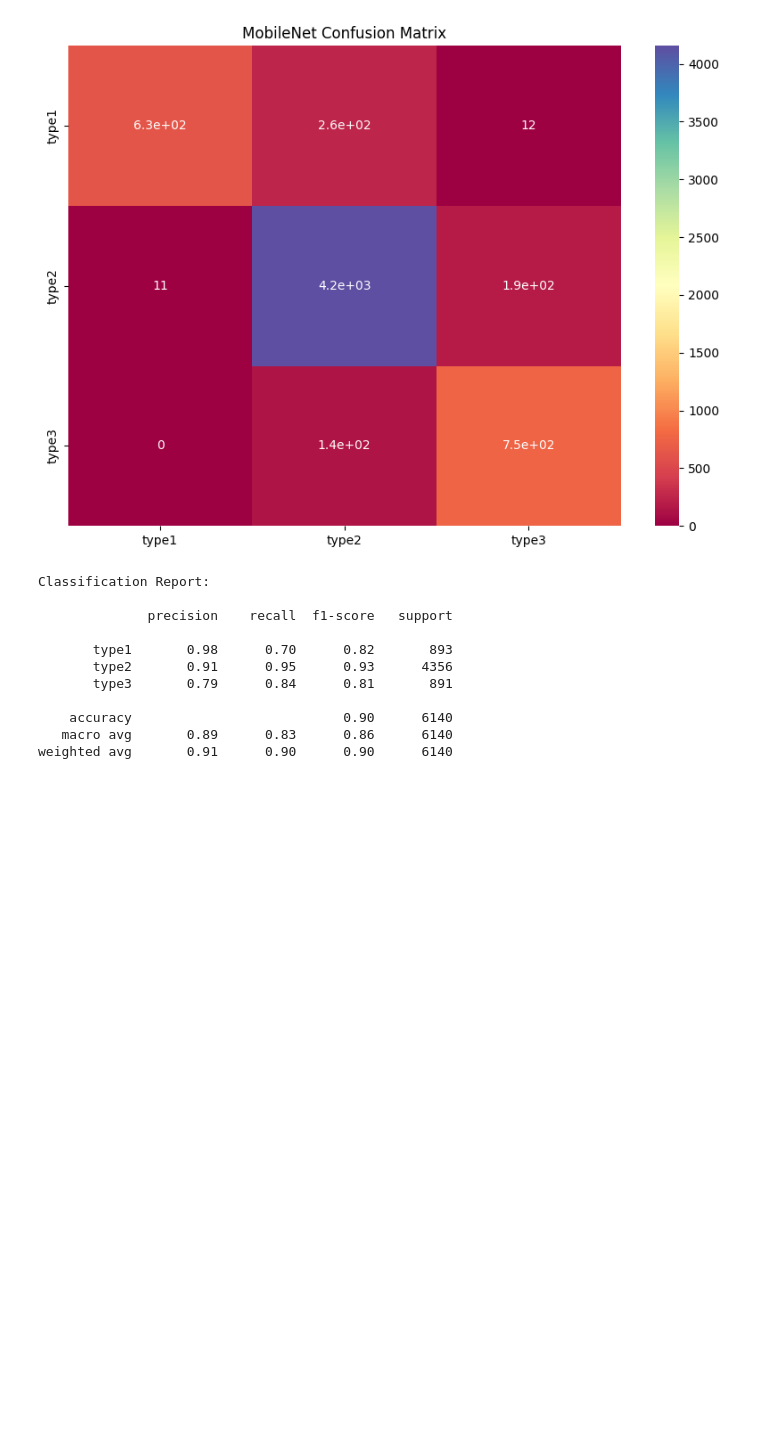
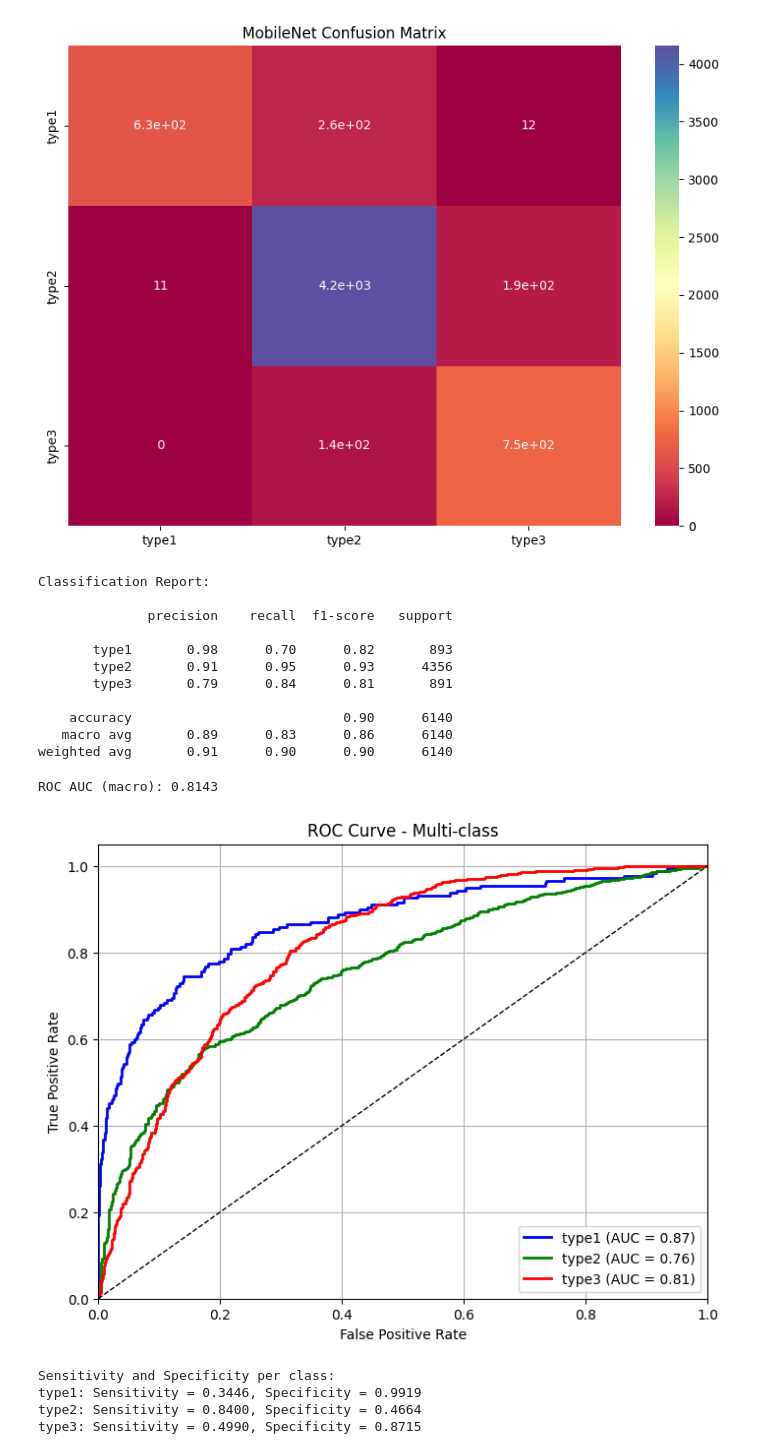
Before and after one commit to DejusDevspace/cervical-cancer-classification, a Jupyter notebook: mobilenet.ipynb, the cells around one changed output. Drawn from its saved outputs; the diff is of its cells as text; code cells hidden in the pictures; blank space fills up the shorter version.

```diff
--- a/mobilenet.ipynb
+++ b/mobilenet.ipynb
@@ -441,0 +467,66 @@ weighted avg       0.91      0.90      0.90      6140
+# %%
+# ROC AUC (macro average)
+roc_auc_macro = roc_auc_score(y_true, y_pred_probs, average='macro', multi_class='ovr')
+print(f"\nROC AUC (macro): {roc_auc_macro:.4f}")
+
+# Plot ROC curve for each class
+fpr = {}
+tpr = {}
+roc_auc = {}
+
+for i in range(n_classes):
+    fpr[i], tpr[i], _ = roc_curve(y_true[:, i], y_pred_probs[:, i])
+    roc_auc[i] = auc(fpr[i], tpr[i])
+
+# Plot
+plt.figure(figsize=(8, 6))
+colors = ['blue', 'green', 'red']
+for i, color in zip(range(n_classes), colors):
+    plt.plot(fpr[i], tpr[i], color=color, lw=2,
+             label=f"{class_names[i]} (AUC = {roc_auc[i]:.2f})")
+
+plt.plot([0, 1], [0, 1], 'k--', lw=1)
+plt.xlim([0.0, 1.0])
+plt.ylim([0.0, 1.05])
+plt.xlabel("False Positive Rate")
+plt.ylabel("True Positive Rate")
+plt.title("ROC Curve - Multi-class")
+plt.legend(loc="lower right")
+plt.grid(True)
+plt.savefig(f"{root}/plots/mobilenet-roc-curve")
+plt.show()
+# %% [output]
+ROC AUC (macro): 0.8143
+[figure, added]
+# %%
+sensitivity_per_class = {}
+specificity_per_class = {}
+
+for i, class_name in enumerate(class_names):
+    # One-vs-rest binary labels
+    y_true_binary = (y_true_labels == i).astype(int)
+    y_pred_binary = (y_pred_labels == i).astype(int)
+
+    cm = confusion_matrix(y_true_binary, y_pred_binary)
+
+    if cm.shape == (2, 2):
+        tn, fp, fn, tp = cm.ravel()
+        sensitivity = tp / (tp + fn) if (tp + fn) > 0 else 0.0
+        specificity = tn / (tn + fp) if (tn + fp) > 0 else 0.0
+    else:
+        # Handle rare edge cases with missing classes in predictions
+        sensitivity = specificity = 0.0
+
+    sensitivity_per_class[class_name] = sensitivity
+    specificity_per_class[class_name] = specificity
+
+# Print sensitivity and specificity per class
+print("\nSensitivity and Specificity per class:")
+for class_name in class_names:
+    print(f"{class_name}: Sensitivity = {sensitivity_per_class[class_name]:.4f}, "
+          f"Specificity = {specificity_per_class[class_name]:.4f}")
+# %% [output]
+Sensitivity and Specificity per class:
+type1: Sensitivity = 0.3446, Specificity = 0.9919
+type2: Sensitivity = 0.8400, Specificity = 0.4664
+type3: Sensitivity = 0.4990, Specificity = 0.8715
```
Also changed, not shown: parts of 1 cell of this notebook, 1 other file.
